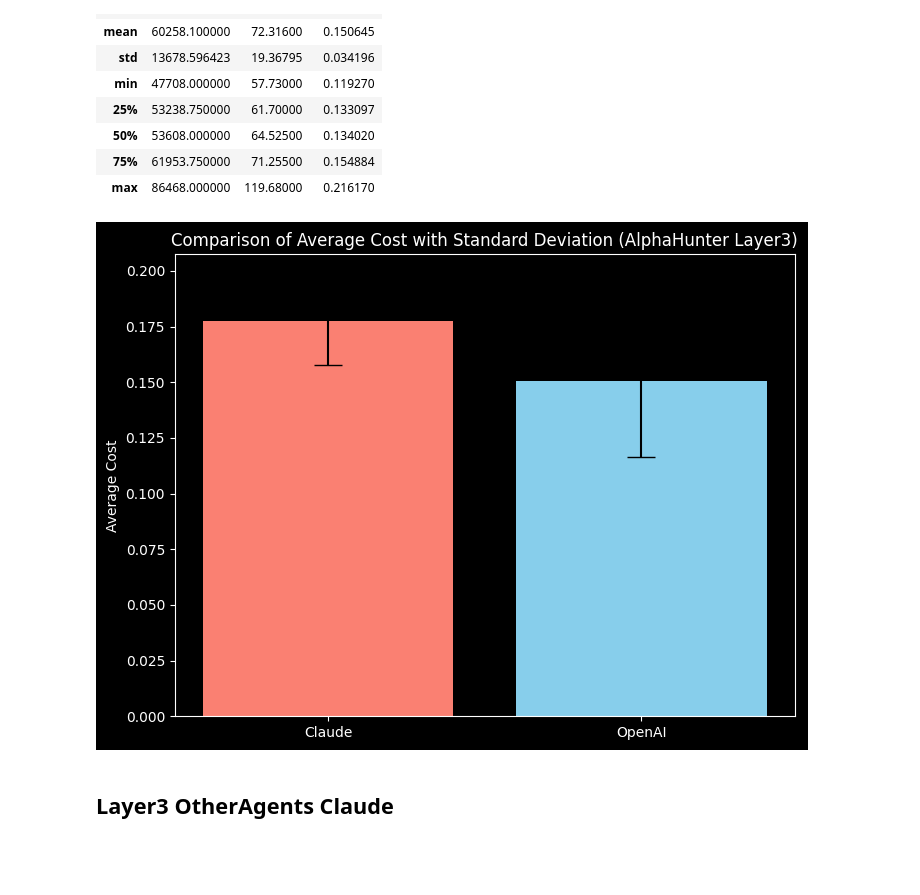
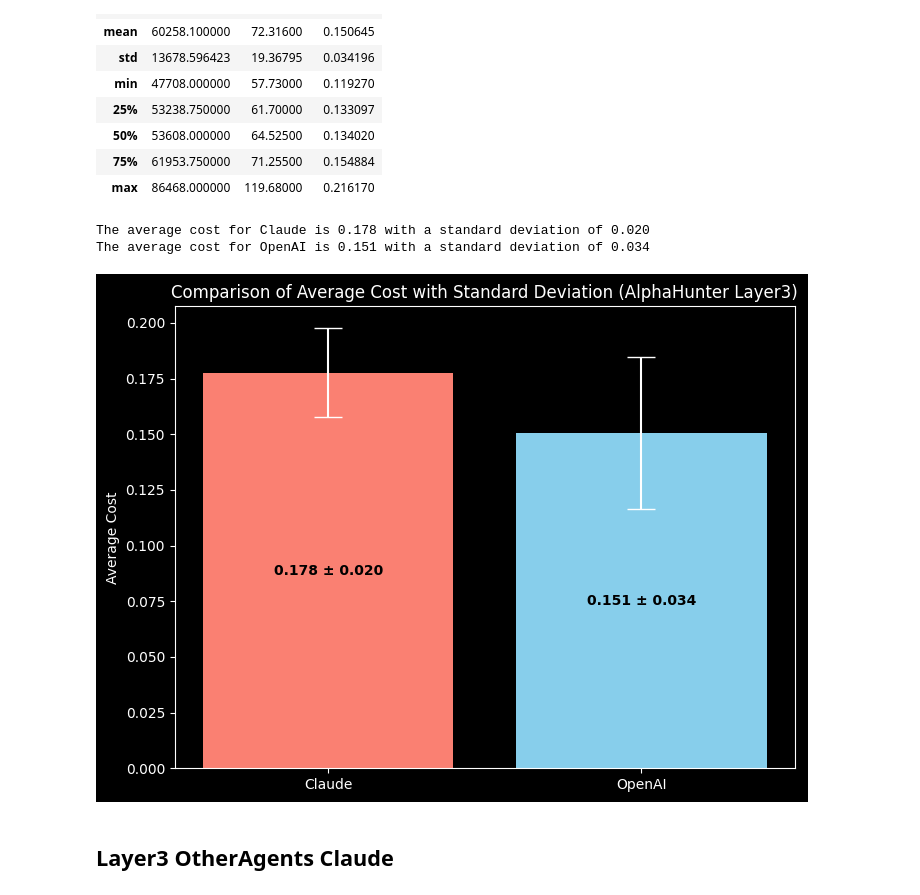
Before and after one commit to agupagu/multi-agent-fyp, a Jupyter notebook: agents_main/DataAnalysis.ipynb, the cells around one changed output. Drawn from its saved outputs; the diff is of its cells as text; code cells hidden in the pictures; blank space fills up the shorter version.

```diff
--- a/agents_main/DataAnalysis.ipynb
+++ b/agents_main/DataAnalysis.ipynb
@@ -96,28 +124,56 @@ Layer3_AlphaHunter_OpenAI_df.describe()
 | 75% | 61953.750000 | 71.25500 | 0.154884 |
 | max | 86468.000000 | 119.68000 | 0.216170 |
 # %%
+import matplotlib.ticker as mtick
+
 # Calculate average cost and standard deviation for each agent
 avg_cost_claude = Layer3_AlphaHunter_Claude_df['Cost'].mean()
 std_cost_claude = Layer3_AlphaHunter_Claude_df['Cost'].std()
 avg_cost_openai = Layer3_AlphaHunter_OpenAI_df['Cost'].mean()
 std_cost_openai = Layer3_AlphaHunter_OpenAI_df['Cost'].std()
 
+print(f"The average cost for Claude is {avg_cost_claude:.3f} with a standard deviation of {std_cost_claude:.3f}")
+print(f"The average cost for OpenAI is {avg_cost_openai:.3f} with a standard deviation of {std_cost_openai:.3f}")
+
 # Prepare data for plotting
 agents = ['Claude', 'OpenAI']
 avg_costs = [avg_cost_claude, avg_cost_openai]
 std_costs = [std_cost_claude, std_cost_openai]
 
-# Create a bar chart with error bars representing the standard deviation
-plt.figure(figsize=(8,6))
-plt.bar(agents, avg_costs, yerr=std_costs, capsize=10, color=['salmon', 'skyblue'])
+# Create a bar chart with black background and white error bars
+plt.figure(figsize=(8,6), facecolor='black')
+ax = plt.gca()
+ax.set_facecolor('black')
+
+# Set spines, ticks, labels, and title to white for visibility
+for spine in ax.spines.values():
+    spine.set_color('white')
+ax.tick_params(colors='white')
+ax.yaxis.label.set_color('white')
+ax.xaxis.label.set_color('white')
+ax.title.set_color('white')
+
+# Plot bars with white error bars
+bars = plt.bar(agents, avg_costs, yerr=std_costs, capsize=10, color=['salmon', 'skyblue'], ecolor='white')
+
+# Format y-axis to three decimal places
+ax.yaxis.set_major_formatter(mtick.FormatStrFormatter('%.3f'))
+
+# Add cost ± std inside each bar with black text
+for bar, avg, std in zip(bars, avg_costs, std_costs):
+    height = bar.get_height()
+    text = f'{avg:.3f} \u00B1 {std:.3f}'
+    plt.text(bar.get_x() + bar.get_width()/2, height * 0.5, text,
+             ha='center', va='center', color='black', fontsize=10, fontweight='bold')
+
 plt.ylabel('Average Cost')
 plt.title('Comparison of Average Cost with Standard Deviation (AlphaHunter Layer3)')
-# Format the y-axis to display two decimal places
-ax = plt.gca()
-ax.yaxis.set_major_formatter(mtick.FormatStrFormatter('%.3f'))
+
 plt.show()
 # %% [output]
+The average cost for Claude is 0.178 with a standard deviation of 0.020
+The average cost for OpenAI is 0.151 with a standard deviation of 0.034
-[figure, old version]
+[figure, new version]
 # %% [markdown]
 ## Layer3 OtherAgents Claude
 # %%
```
Also changed, not shown: parts of 13 cells of this notebook, 1 other file.
